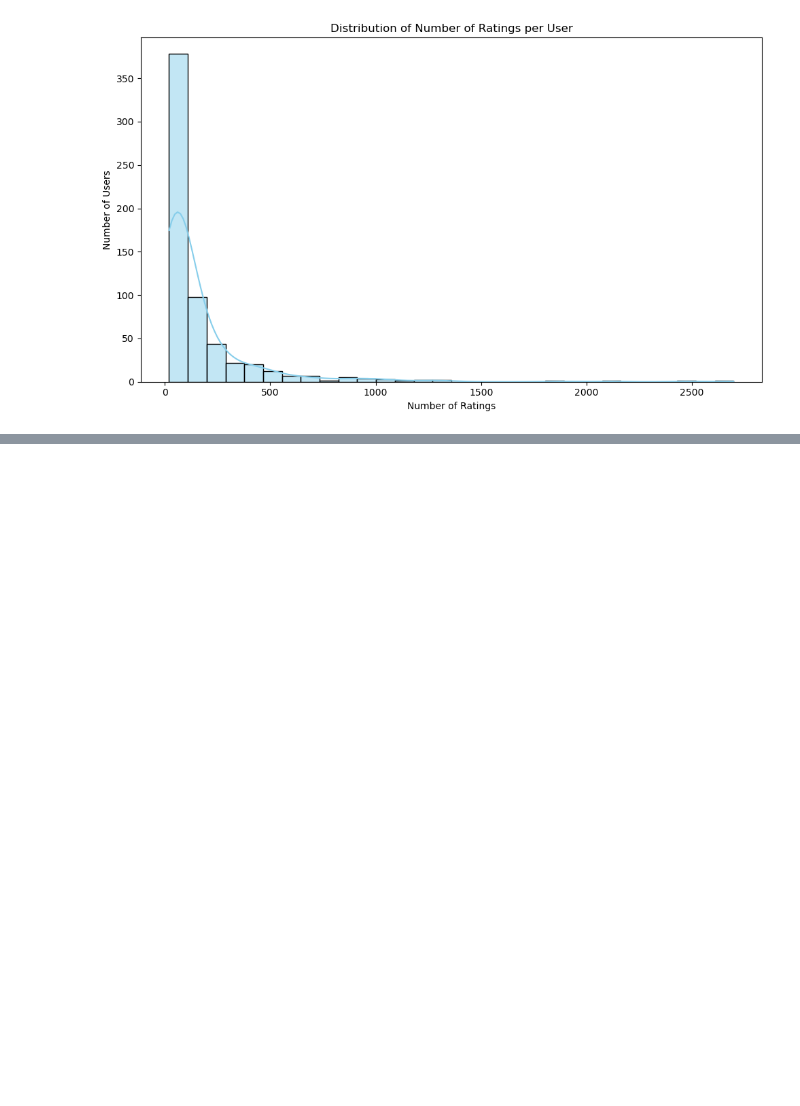
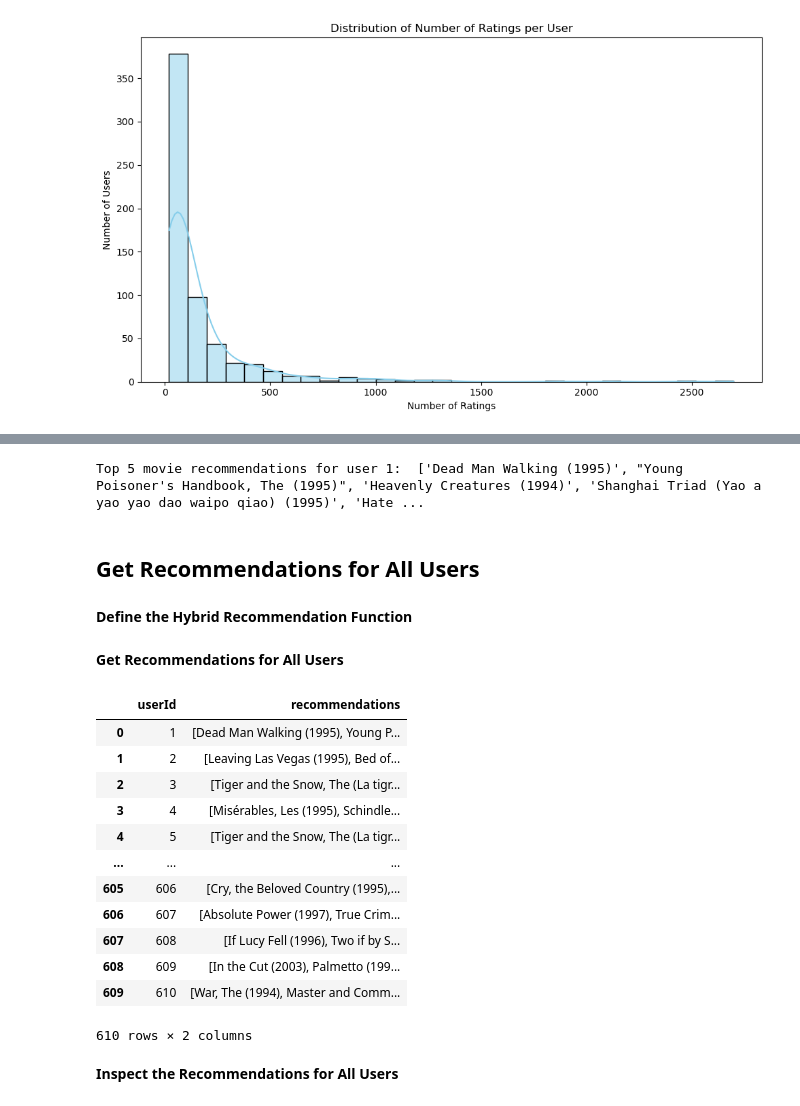
Before and after one commit to ruth-kitasi/Movielens-Recommendation-System, a Jupyter notebook: work_folder/Joseline.ipynb, the cells around one changed output, grey strips where cells are left out. Drawn from its saved outputs; the diff is of its cells as text; code cells hidden in the pictures; blank space fills up the shorter version.

```diff
--- a/work_folder/Joseline.ipynb
+++ b/work_folder/Joseline.ipynb
@@ -194,7 +195,7 @@ user_ids = [2, 3, 4, 5]
 recommendations = {}
 
 for user_id in user_ids:
-    recommendations[user_id] = get_top_5_recommendations(user_id, algo, movies_df)
+    recommendations[user_id] = get_top_5_recommendations(user_id, algo, movies)
 
 # Display the recommendations for each user
 for user_id, recs in recommendations.items():
@@ -339,0 +413,71 @@ Average number of ratings per user: 165.30491803278687
+# %%
+user_id = 1
+top_5_recommendations = get_top_5_recommendations(user_id, algo, movies, ratings, cosine_sim)
+print("Top 5 movie recommendations for user "+str(user_id)+": ", top_5_recommendations)
+# %% [output]
+Top 5 movie recommendations for user 1:  ['Dead Man Walking (1995)', "Young Poisoner's Handbook, The (1995)", 'Heavenly Creatures (1994)', 'Shanghai Triad (Yao a yao yao dao waipo qiao) (1995)', 'Hate ...
+# %% [markdown]
+## Get Recommendations for All Users
+# %% [markdown]
+**Define the Hybrid Recommendation Function**
+# %%
+def get_top_5_recommendations(user_id, algo, movies_df, ratings_df, cosine_sim):
+    # Get a list of all movie IDs
+    all_movie_ids = movies_df['movieId'].unique()
+
+    # Get the list of movies the user has already rated
+    rated_movie_ids = ratings_df[ratings_df['userId'] == user_id]['movieId'].unique()
+
+    # Filter out the movies the user has already rated
+    movie_ids_to_predict = [movie_id for movie_id in all_movie_ids if movie_id not in rated_movie_ids]
+
+    # Predict ratings for the movies the user hasn't rated
+    predictions = [algo.predict(user_id, movie_id) for movie_id in movie_ids_to_predict]
+
+    # Sort the predictions by estimated rating
+    predictions.sort(key=lambda x: x.est, reverse=True)
+
+    # Get the top 5 movie IDs from collaborative filtering
+    top_5_movie_ids = [pred.iid for pred in predictions[:5]]
+
+    # Refine recommendations using content-based filtering (genre similarity)
+    refined_recommendations = []
+    for movie_id in top_5_movie_ids:
+        similar_movies = get_genre_recommendations(movie_id, movies_df, cosine_sim)
+        refined_recommendations.extend(similar_movies[:5])
+
+    # Return the top recommendations, ensuring no duplicates
+    return list(set(refined_recommendations[:5]))
+# %% [markdown]
+**Get Recommendations for All Users**
+# %%
+# Get the list of unique user IDs
+unique_user_ids = ratings['userId'].unique()
+
+# Initialize an empty list to store the results
+all_user_recommendations = []
+
+# Loop over each user and generate recommendations
+for user_id in unique_user_ids:
+    top_5_recommendations = get_top_5_recommendations(user_id, algo, movies, ratings, cosine_sim)
+    all_user_recommendations.append({'userId': user_id, 'recommendations': top_5_recommendations})
+
+# Convert the results into a DataFrame for better readability
+recommendations_df = pd.DataFrame(all_user_recommendations)
+recommendations_df
+# %% [output]
+|  | userId | recommendations |
+| 0 | 1 | [Dead Man Walking (1995), Young P... |
+| 1 | 2 | [Leaving Las Vegas (1995), Bed of... |
+| 2 | 3 | [Tiger and the Snow, The (La tigr... |
+| 3 | 4 | [Misérables, Les (1995), Schindle... |
+| 4 | 5 | [Tiger and the Snow, The (La tigr... |
+| ... | ... | ... |
+| 605 | 606 | [Cry, the Beloved Country (1995),... |
+| 606 | 607 | [Absolute Power (1997), True Crim... |
+| 607 | 608 | [If Lucy Fell (1996), Two if by S... |
+| 608 | 609 | [In the Cut (2003), Palmetto (199... |
+| 609 | 610 | [War, The (1994), Master and Comm... |
+610 rows × 2 columns
+# %% [markdown]
+**Inspect the Recommendations for All Users**
```
Also changed, not shown: parts of 16 cells of this notebook, 1 other file.
